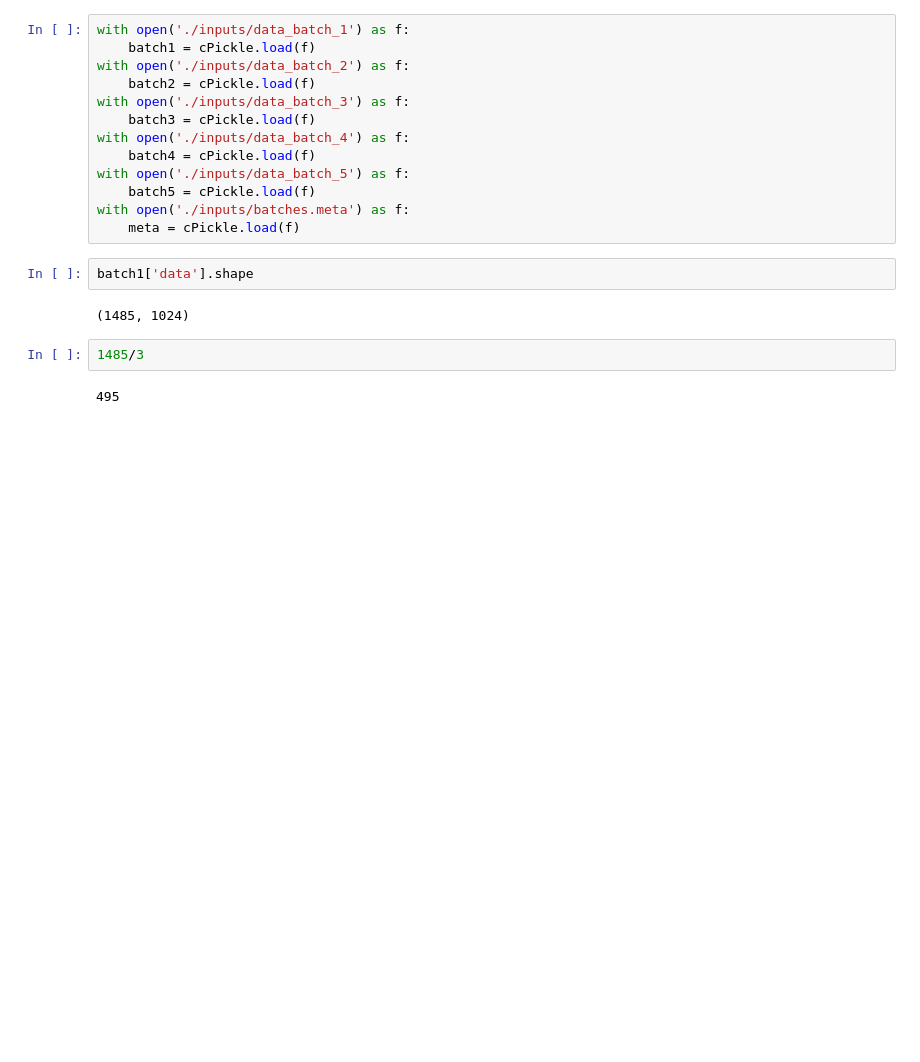
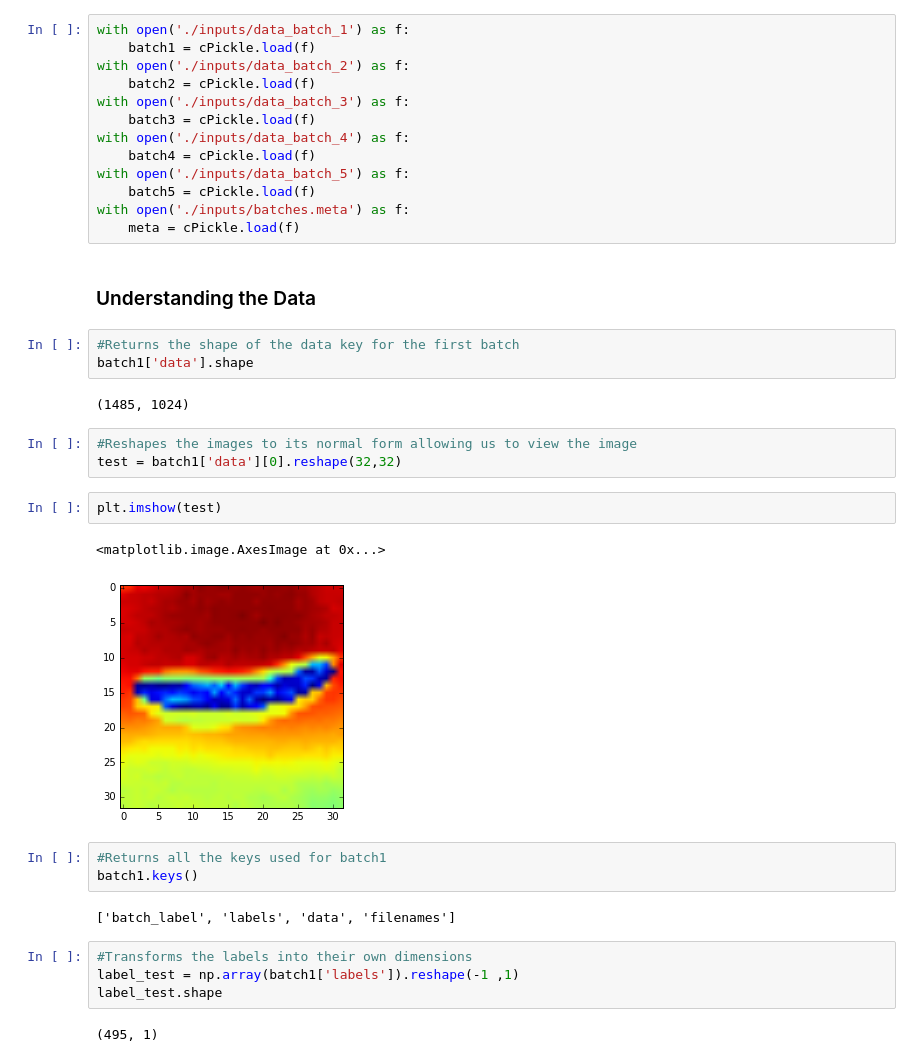
Before and after one commit to fjcamillo/Cucumber9-ConvNet, a Jupyter notebook: project_files/ConvNet on Cucumber9 Dataset.ipynb, the cells around one changed output. Saved outputs shown, nothing was run; the diff lists cells and outputs as text; blank space fills up the shorter version.

Commit message:
analyzed labels

```diff
--- a/project_files/ConvNet on Cucumber9 Dataset.ipynb
+++ b/project_files/ConvNet on Cucumber9 Dataset.ipynb
@@ -31,11 +35,29 @@ with open('./inputs/data_batch_5') as f:
     batch5 = cPickle.load(f)
 with open('./inputs/batches.meta') as f:
     meta = cPickle.load(f)
-# %%
-batch1['data'].shape
-# %% [output]
-(1485, 1024)
-# %%
-1485/3
-# %% [output]
-495
+# %% [markdown]
+### Understanding the Data
+# %%
+#Returns the shape of the data key for the first batch
+batch1['data'].shape
+# %% [output]
+(1485, 1024)
+# %%
+#Reshapes the images to its normal form allowing us to view the image
+test = batch1['data'][0].reshape(32,32)
+# %%
+plt.imshow(test)
+# %% [output]
+<matplotlib.image.AxesImage at 0x...>
+[figure, added]
+# %%
+#Returns all the keys used for batch1
+batch1.keys()
+# %% [output]
+['batch_label', 'labels', 'data', 'filenames']
+# %%
+#Transforms the labels into their own dimensions
+label_test = np.array(batch1['labels']).reshape(-1 ,1)
+label_test.shape
+# %% [output]
+(495, 1)
```
Also changed, not shown: parts of 5 cells of this notebook.
